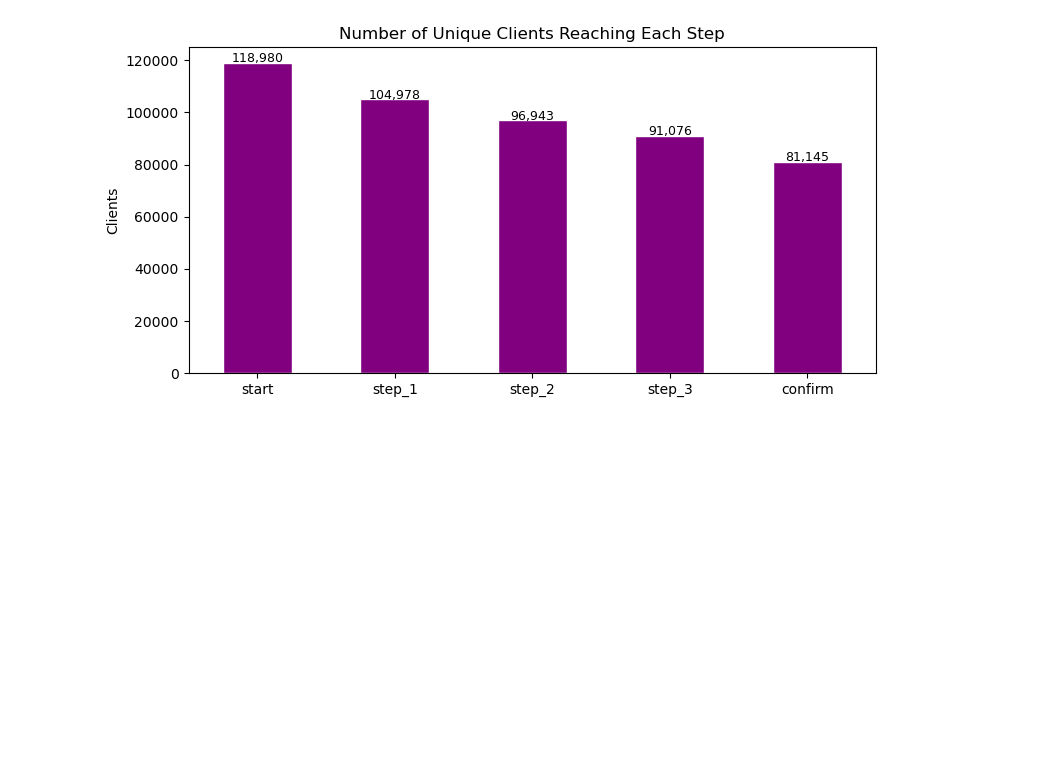
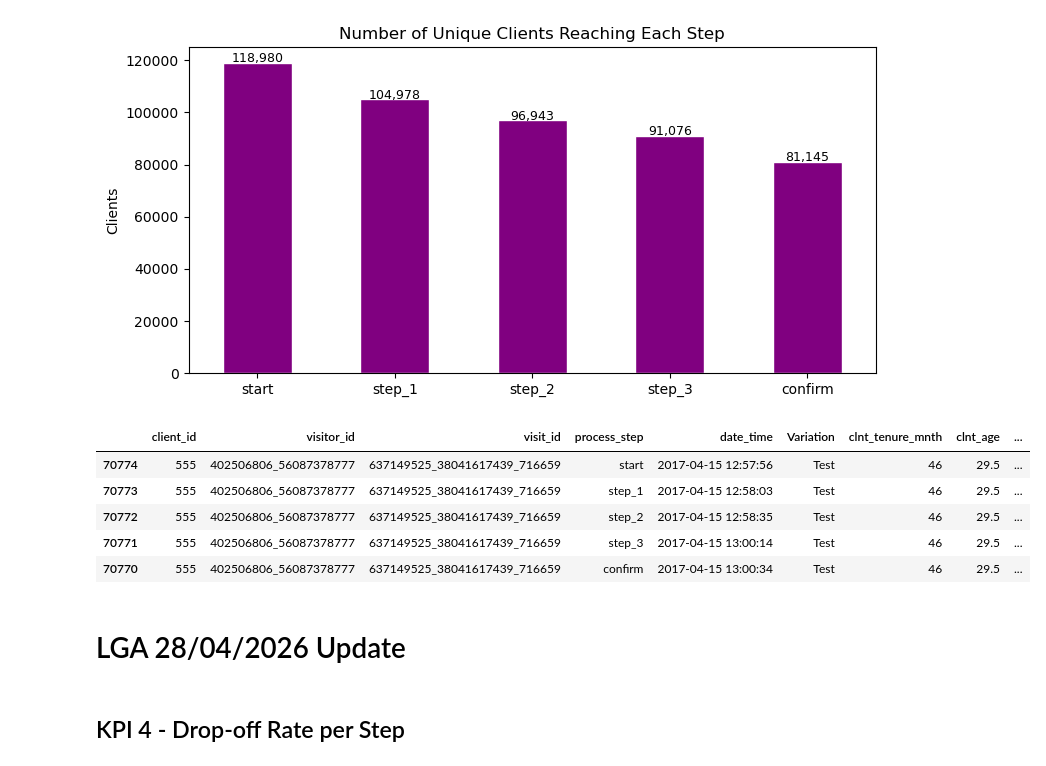
Before and after one commit to valeriaacevedog-arch/customer-experience-project, a Jupyter notebook: LGA_customer_exp.ipynb, the cells around one changed output. Saved outputs shown, nothing was run; the diff lists cells and outputs as text; code cells hidden in the pictures; blank space fills up the shorter version.

```diff
--- a/LGA_customer_exp.ipynb
+++ b/LGA_customer_exp.ipynb
@@ -574,3 +574,22 @@ plt.tight_layout()
 plt.show()
 # %% [output]
 [figure]
+# %%
+df_master = pd.merge(df_web, df_exp_clean, on='client_id', how='inner')
+# %%
+df_master = pd.merge(df_master, df_demo, on='client_id', how='inner')
+# %%
+df_master = df_master.sort_values(['client_id', 'date_time'])
+# %%
+df_master.head()
+# %% [output]
+|  | client_id | visitor_id | visit_id | process_step | date_time | Variation | clnt_tenure_mnth | clnt_age | ... |
+| 70774 | 555 | 402506806_56087378777 | 637149525_38041617439_716659 | start | 2017-04-15 12:57:56 | Test | 46 | 29.5 | ... |
+| 70773 | 555 | 402506806_56087378777 | 637149525_38041617439_716659 | step_1 | 2017-04-15 12:58:03 | Test | 46 | 29.5 | ... |
+| 70772 | 555 | 402506806_56087378777 | 637149525_38041617439_716659 | step_2 | 2017-04-15 12:58:35 | Test | 46 | 29.5 | ... |
+| 70771 | 555 | 402506806_56087378777 | 637149525_38041617439_716659 | step_3 | 2017-04-15 13:00:14 | Test | 46 | 29.5 | ... |
+| 70770 | 555 | 402506806_56087378777 | 637149525_38041617439_716659 | confirm | 2017-04-15 13:00:34 | Test | 46 | 29.5 | ... |
+# %% [markdown]
+# LGA 28/04/2026 Update
+# %% [markdown]
+## KPI 4 - Drop-off Rate per Step
```
Also changed, not shown: parts of 41 cells of this notebook, 1 other file.
